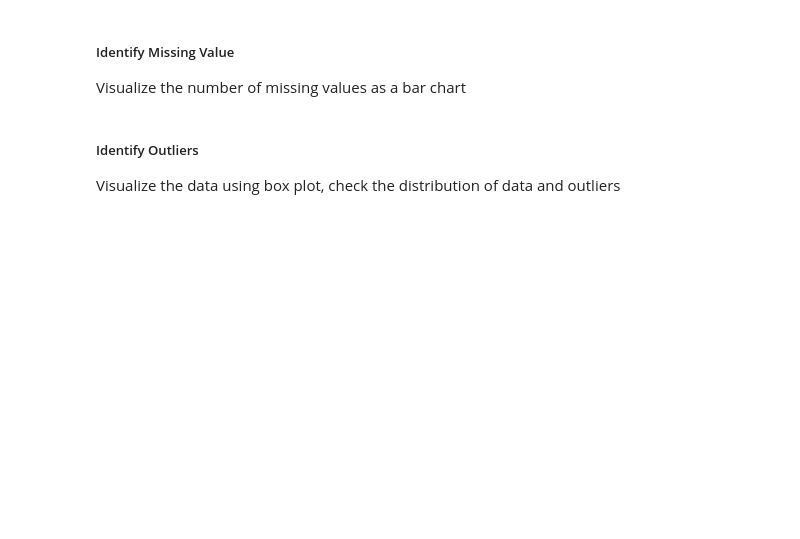
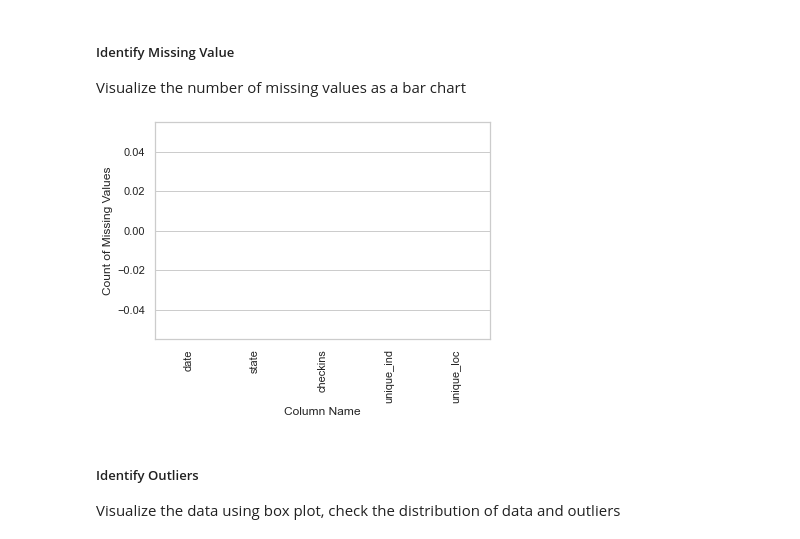
Before and after one commit to hanyikoh/Covid-19-Analysis-Streamlit, a Jupyter notebook: Question 3.ipynb, the cells around one changed output. Saved outputs shown, nothing was run; the diff lists cells and outputs as text; code cells hidden in the pictures; blank space fills up the shorter version.

```diff
--- a/Question 3.ipynb
+++ b/Question 3.ipynb
@@ -46,12 +46,12 @@ from sklearn.naive_bayes import GaussianNB
 path = os.path.join(os.getcwd())
 malaysia_case_dir = path + "\dataset\cases_malaysia.csv"
 state_case_dir = path + "\dataset\cases_state.csv"
-checkIn_dir = path + "\dataset\covid19-public/mysejahtera/checkin_state.csv"
+checkIn_dir = path + "\dataset/checkin_state.csv"
 clusters_dir = path + "\dataset\clusters.csv"
 hospital_dir = path + "\dataset\hospital.csv"
 pkrc_dir = path + "\dataset\pkrc.csv"
-malaysia_tests_dir = path + "\dataset\tests_malaysia.csv"
-states_tests_dir = path + "\dataset\tests_state.csv"
+malaysia_tests_dir = path + "/dataset/tests_malaysia.csv"
+states_tests_dir = path + "/dataset/tests_state.csv"
 # %% [markdown]
 **Time frame is set from 1/7/2021 until 31/8/2021**
 </p> This is because the tests_state dataset on MOH only has data available from 1st of July 2021 to 21st of September 2021. Also, the recent data is more helpful to predict future new Covid-19 cases in Malaysia since the data from 2020 to 2021 is having big differences within short time period.
@@ -657,18 +765,20 @@ missing_values_df
 ##### Identify Missing Value
 </p> Visualize the number of missing values as a bar chart
 # %%
-missing_values = pkrc_df.isnull().sum() / len(pkrc_df)
+missing_values = checkIn_df.isnull().sum() / len(checkIn_df)
 missing_values = missing_values[missing_values > 0]
 missing_values.sort_values(inplace=True)
 missing_values = missing_values.to_frame()
 missing_values.columns = ['Count of Missing Values']
 missing_values.index.names = ['Name']
-missing_values['Column Name'] = pkrc_df.columns
+missing_values['Column Name'] = checkIn_df.columns
 
 sns.set(style="whitegrid", color_codes=True)
 sns.barplot(x = 'Column Name', y = 'Count of Missing Values', data=missing_values)
 plt.xticks(rotation = 90)
 plt.show()
+# %% [output]
+[figure, added]
 # %% [markdown]
 ##### Identify Outliers
 </p> Visualize the data using box plot, check the distribution of data and outliers
```
Also changed, not shown: parts of 29 cells of this notebook.
